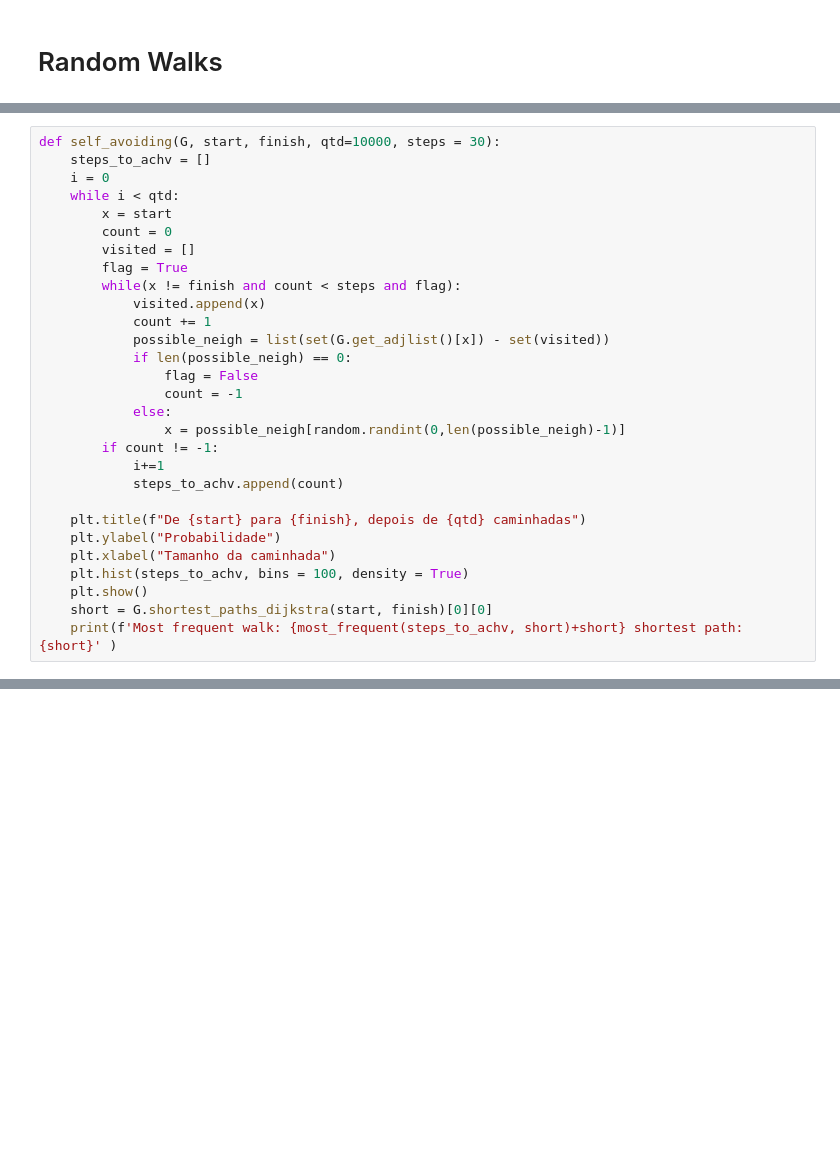
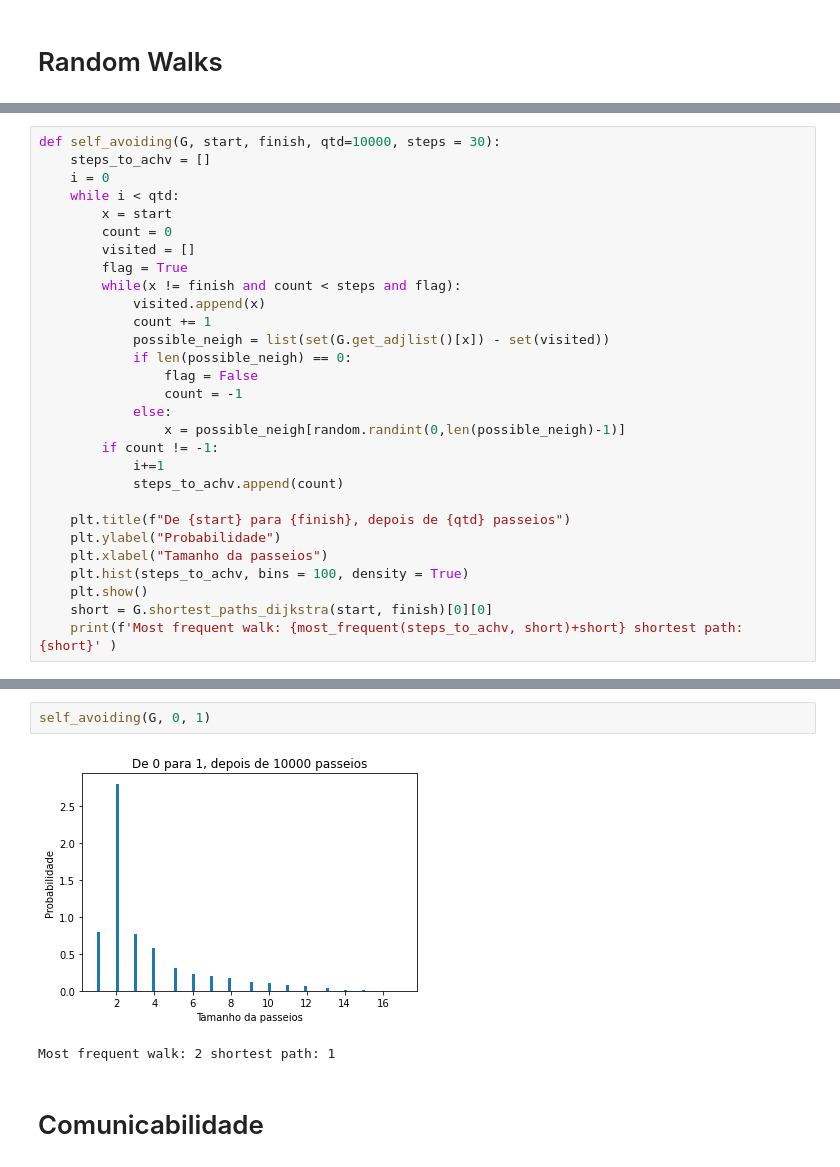
Before and after one commit to gioguarnieri/RedesComplexas, a Jupyter notebook: caracterizações_de_grafos.ipynb, the cells around one changed output, grey strips where cells are left out. Cells and saved outputs as stored; diff of their text form; blank space fills up the shorter version.

```diff
--- a/caracterizações_de_grafos.ipynb
+++ b/caracterizações_de_grafos.ipynb
@@ -444,9 +505,9 @@ def self_avoiding(G, start, finish, qtd=10000, steps = 30):
             i+=1
             steps_to_achv.append(count)
 
-    plt.title(f"De {start} para {finish}, depois de {qtd} caminhadas")
+    plt.title(f"De {start} para {finish}, depois de {qtd} passeios")
     plt.ylabel("Probabilidade")
-    plt.xlabel("Tamanho da caminhada")
+    plt.xlabel("Tamanho da passeios")
     plt.hist(steps_to_achv, bins = 100, density = True)
     plt.show()
     short = G.shortest_paths_dijkstra(start, finish)[0][0]
@@ -458,0 +520,7 @@ Most frequent walk: 10 shortest path: 2
+# %%
+self_avoiding(G, 0, 1)
+# %% [output]
+[figure, added]
+Most frequent walk: 2 shortest path: 1
+# %% [markdown]
+# Comunicabilidade
```
Also changed, not shown: parts of 24 cells of this notebook.
